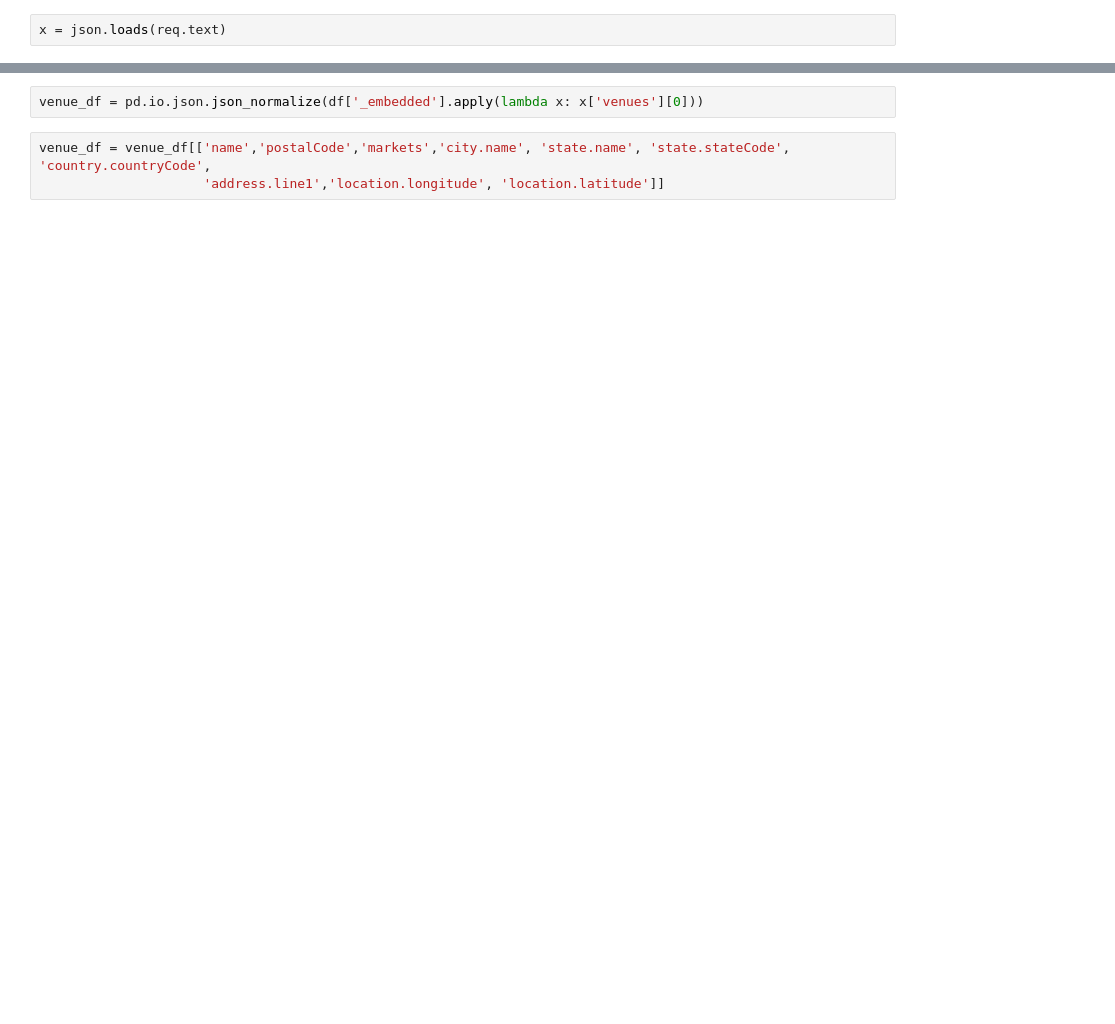
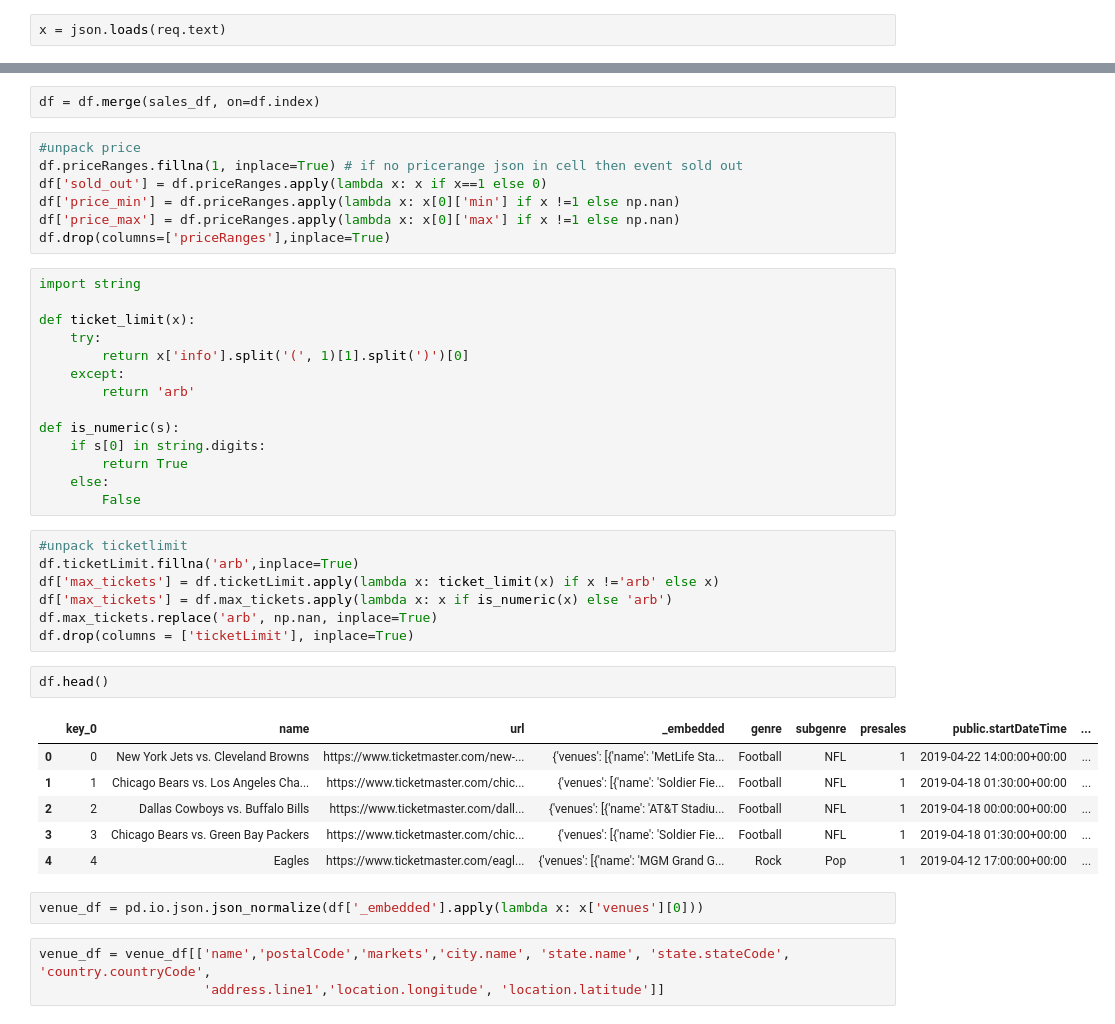
Before and after one commit to matt8955/sellout-prediction, a Jupyter notebook: ticketmaster.ipynb, the cells around one changed output, grey strips where cells are left out. Drawn from its saved outputs; the diff is of its cells as text; blank space fills up the shorter version.

```diff
--- a/ticketmaster.ipynb
+++ b/ticketmaster.ipynb
@@ -49,3 +52,42 @@ if df.sales[1]['presales']:
+# %%
+df = df.merge(sales_df, on=df.index)
+# %%
+#unpack price
+df.priceRanges.fillna(1, inplace=True) # if no pricerange json in cell then event sold out
+df['sold_out'] = df.priceRanges.apply(lambda x: x if x==1 else 0)
+df['price_min'] = df.priceRanges.apply(lambda x: x[0]['min'] if x !=1 else np.nan)
+df['price_max'] = df.priceRanges.apply(lambda x: x[0]['max'] if x !=1 else np.nan)
+df.drop(columns=['priceRanges'],inplace=True)
+# %%
+import string
+
+def ticket_limit(x):
+    try:
+        return x['info'].split('(', 1)[1].split(')')[0]
+    except:
+        return 'arb'
+
+def is_numeric(s):
+    if s[0] in string.digits:
+        return True
+    else:
+        False
+# %%
+#unpack ticketlimit
+df.ticketLimit.fillna('arb',inplace=True)
+df['max_tickets'] = df.ticketLimit.apply(lambda x: ticket_limit(x) if x !='arb' else x)
+df['max_tickets'] = df.max_tickets.apply(lambda x: x if is_numeric(x) else 'arb')
+df.max_tickets.replace('arb', np.nan, inplace=True)
+df.drop(columns = ['ticketLimit'], inplace=True)
+# %%
+df.head()
+# %% [output]
+|  | key_0 | name | url | _embedded | genre | subgenre | presales | public.startDateTime | ... |
+| 0 | 0 | New York Jets vs. Cleveland Browns | https://www.ticketmaster.com/new-... | {'venues': [{'name': 'MetLife Sta... | Football | NFL | 1 | 2019-04-22 14:00:00+00:00 | ... |
+| 1 | 1 | Chicago Bears vs. Los Angeles Cha... | https://www.ticketmaster.com/chic... | {'venues': [{'name': 'Soldier Fie... | Football | NFL | 1 | 2019-04-18 01:30:00+00:00 | ... |
+| 2 | 2 | Dallas Cowboys vs. Buffalo Bills | https://www.ticketmaster.com/dall... | {'venues': [{'name': 'AT&T Stadiu... | Football | NFL | 1 | 2019-04-18 00:00:00+00:00 | ... |
+| 3 | 3 | Chicago Bears vs. Green Bay Packers | https://www.ticketmaster.com/chic... | {'venues': [{'name': 'Soldier Fie... | Football | NFL | 1 | 2019-04-18 01:30:00+00:00 | ... |
+| 4 | 4 | Eagles | https://www.ticketmaster.com/eagl... | {'venues': [{'name': 'MGM Grand G... | Rock | Pop | 1 | 2019-04-12 17:00:00+00:00 | ... |
 # %%
 venue_df = pd.io.json.json_normalize(df['_embedded'].apply(lambda x: x['venues'][0]))
 # %%
```
Also changed, not shown: parts of 20 cells of this notebook, 3 other files.
